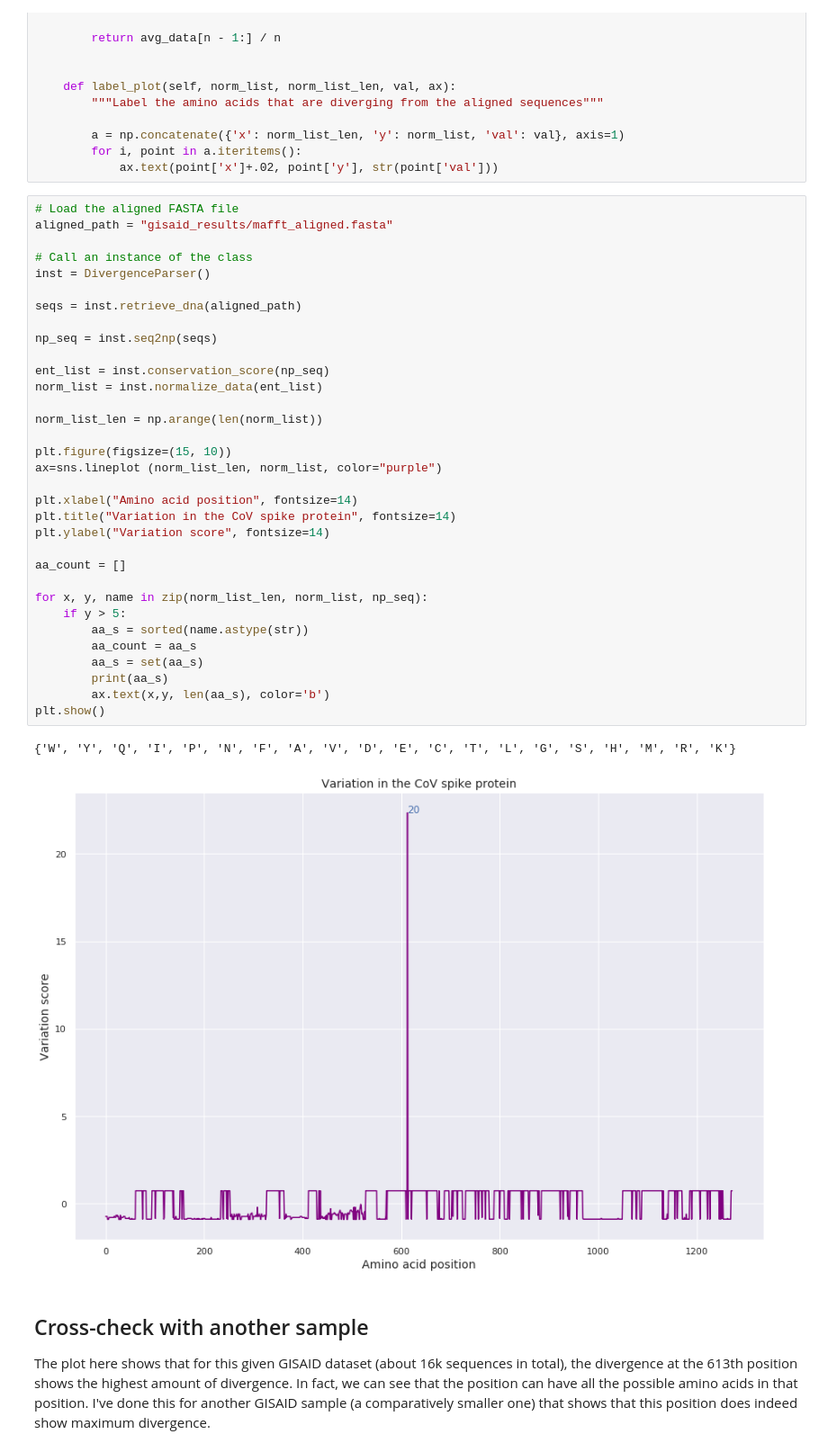
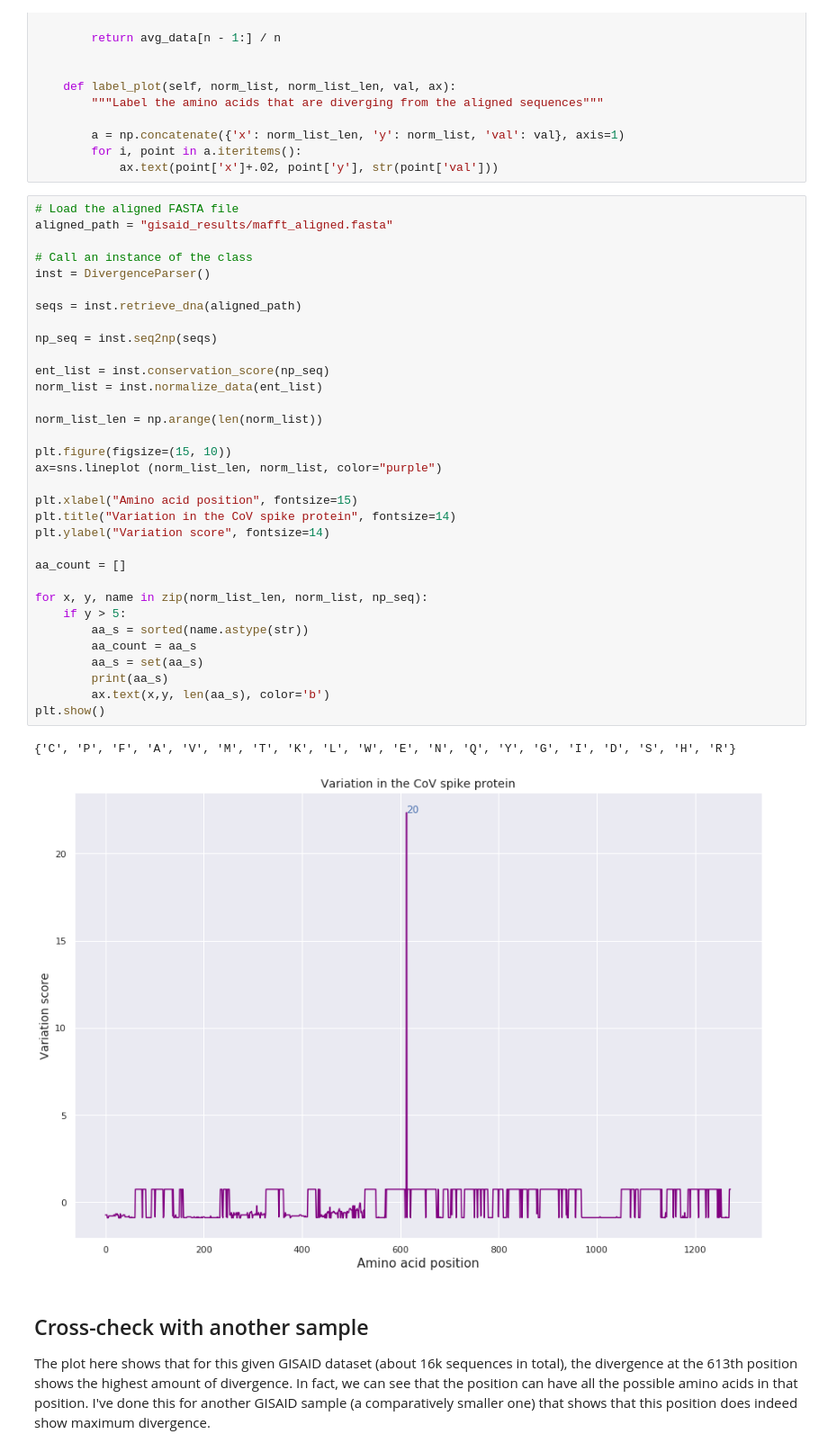
Before and after one commit to nadzhou/CoVPeek, a Jupyter notebook: notebooks/variation_parser.ipynb, the cells around one changed output. Shown at 90% size. Cells and saved outputs as stored; diff of their text form.

```diff
--- a/notebooks/variation_parser.ipynb
+++ b/notebooks/variation_parser.ipynb
@@ -141,36 +141,36 @@ aligned_path = "gisaid_results/mafft_aligned.fasta"
 
 # Call an instance of the class
 inst = DivergenceParser()
 
 seqs = inst.retrieve_dna(aligned_path)
 
 np_seq = inst.seq2np(seqs)
 
 ent_list = inst.conservation_score(np_seq)
 norm_list = inst.normalize_data(ent_list)
 
 norm_list_len = np.arange(len(norm_list))
 
 plt.figure(figsize=(15, 10))
 ax=sns.lineplot (norm_list_len, norm_list, color="purple")
 
-plt.xlabel("Amino acid position", fontsize=14)
+plt.xlabel("Amino acid position", fontsize=15)
 plt.title("Variation in the CoV spike protein", fontsize=14)
 plt.ylabel("Variation score", fontsize=14)
 
 aa_count = []
 
 for x, y, name in zip(norm_list_len, norm_list, np_seq):
     if y > 5:
         aa_s = sorted(name.astype(str))
         aa_count = aa_s
         aa_s = set(aa_s)
         print(aa_s)
         ax.text(x,y, len(aa_s), color='b')
 plt.show()
 # %% [output]
-{'W', 'Y', 'Q', 'I', 'P', 'N', 'F', 'A', 'V', 'D', 'E', 'C', 'T', 'L', 'G', 'S', 'H', 'M', 'R', 'K'}
+{'C', 'P', 'F', 'A', 'V', 'M', 'T', 'K', 'L', 'W', 'E', 'N', 'Q', 'Y', 'G', 'I', 'D', 'S', 'H', 'R'}
-[figure, old version]
+[figure, new version]
 # %% [markdown]
 ## Cross-check with another sample
 The plot here shows that for this given GISAID dataset (about 16k sequences in total), the divergence at the 613th position shows the highest amount of divergence. In fact, we can see that the position can have all the possible amino acids in that position.
```
Also changed, not shown: parts of 2 cells of this notebook.
